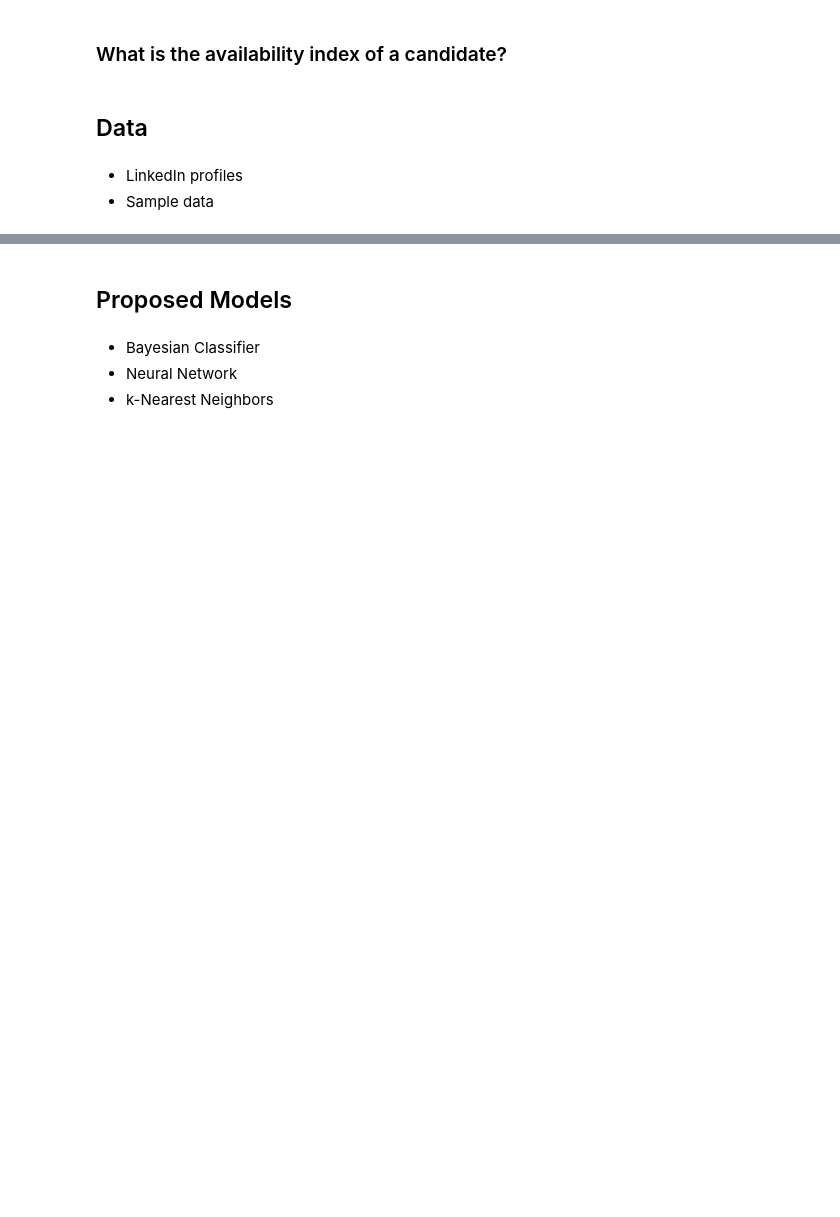
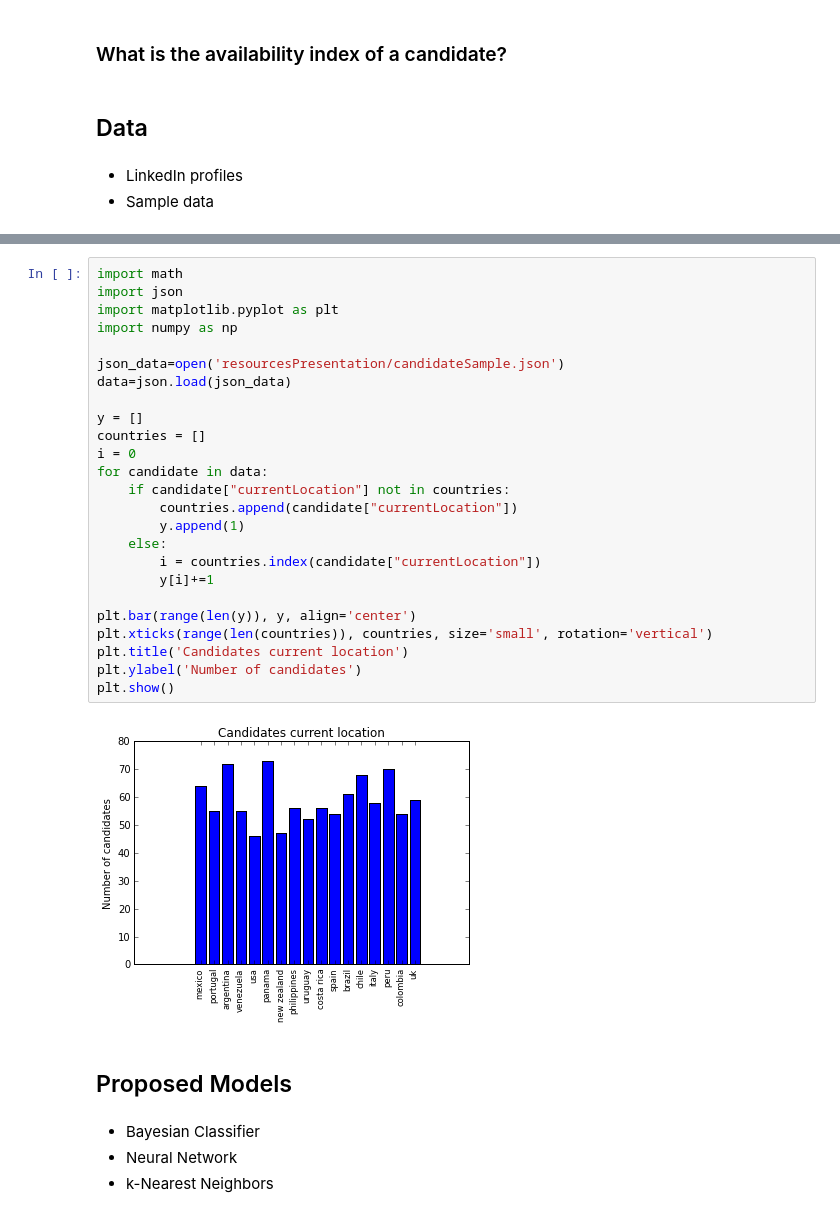
Before and after one commit to bdPractices/BData_CommunityOfPractice, a Jupyter notebook: notebookWeek1/Data Analysis Community of Practice.ipynb, the cells around one changed output, grey strips where cells are left out. Cells and saved outputs as stored; diff of their text form; blank space fills up the shorter version.

```diff
--- a/notebookWeek1/Data Analysis Community of Practice.ipynb
+++ b/notebookWeek1/Data Analysis Community of Practice.ipynb
@@ -49,3 +107,30 @@ Data Aggregation Project
+# %%
+import math
+import json
+import matplotlib.pyplot as plt
+import numpy as np
+
+json_data=open('resourcesPresentation/candidateSample.json')
+data=json.load(json_data)
+
+y = []
+countries = []
+i = 0
+for candidate in data:
+    if candidate["currentLocation"] not in countries:
+        countries.append(candidate["currentLocation"])
+        y.append(1)
+    else:
+        i = countries.index(candidate["currentLocation"])
+        y[i]+=1
+
+plt.bar(range(len(y)), y, align='center')
+plt.xticks(range(len(countries)), countries, size='small', rotation='vertical')
+plt.title('Candidates current location')
+plt.ylabel('Number of candidates')
+plt.show()
+# %% [output]
+[figure, added]
 # %% [markdown]
 ## Proposed Models
 # %% [markdown]
```
Also changed, not shown: parts of 5 cells of this notebook.
